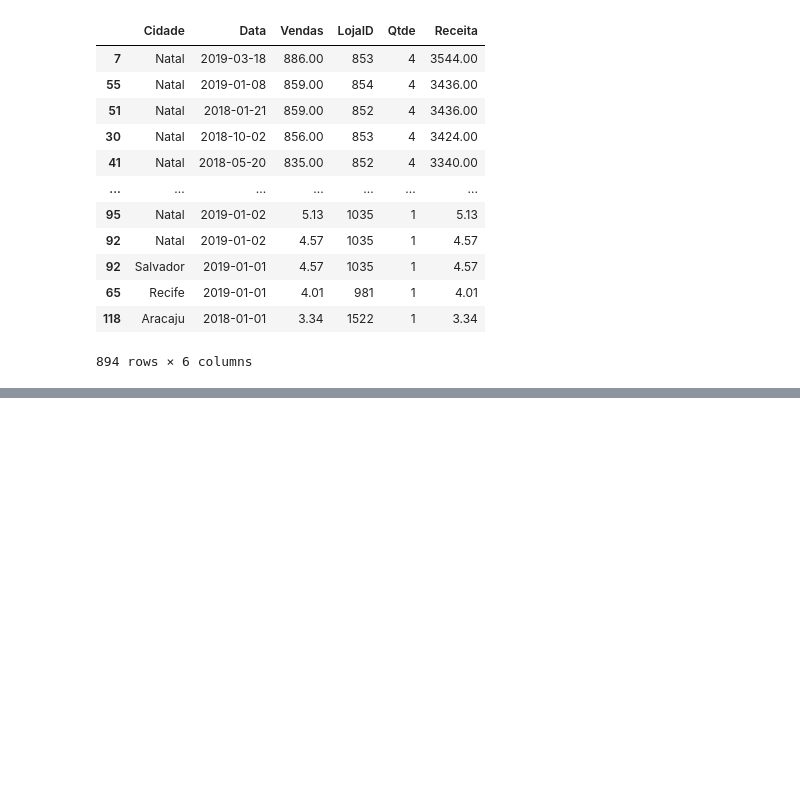
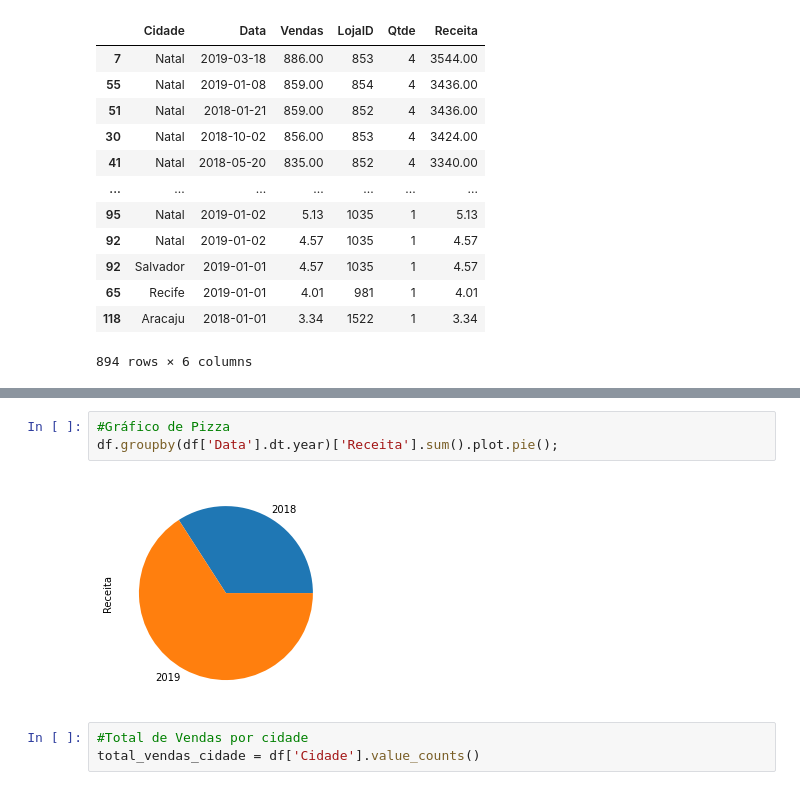
Before and after one commit to pedrorosadev/Gera-o-Tech-Unimed-BH---Ci-ncia-de-Dados, a Jupyter notebook: analise_dados/analise_dados-excel/analise_dados_planilhas_excel.ipynb, the cells around one changed output, grey strips where cells are left out. Drawn from its saved outputs; the diff is of its cells as text; blank space fills up the shorter version.

```diff
--- a/analise_dados/analise_dados-excel/analise_dados_planilhas_excel.ipynb
+++ b/analise_dados/analise_dados-excel/analise_dados_planilhas_excel.ipynb
@@ -150,0 +283,8 @@ df.sort_values('Receita', ascending=False)
+# %%
+#Gráfico de Pizza
+df.groupby(df['Data'].dt.year)['Receita'].sum().plot.pie();
+# %% [output]
+[figure, added]
+# %%
+#Total de Vendas por cidade
+total_vendas_cidade = df['Cidade'].value_counts()
```
Also changed, not shown: parts of 31 cells of this notebook.
